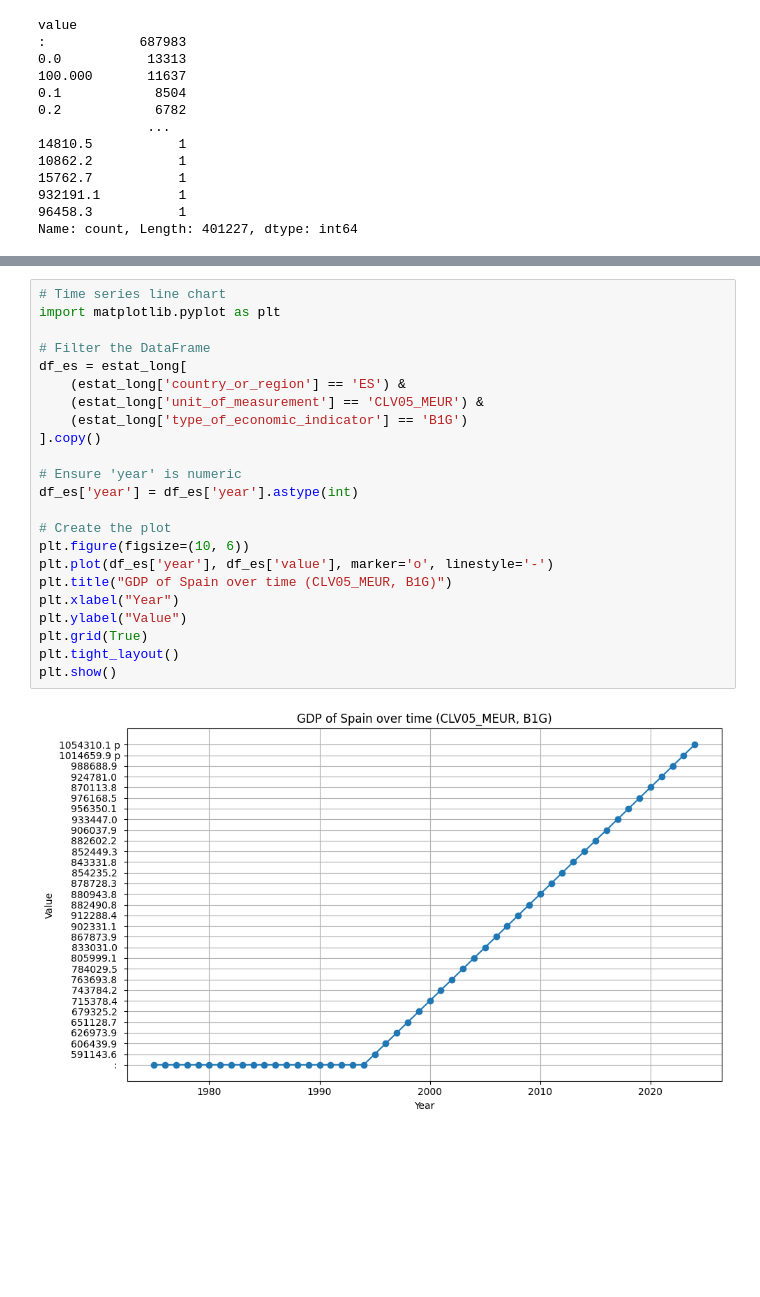
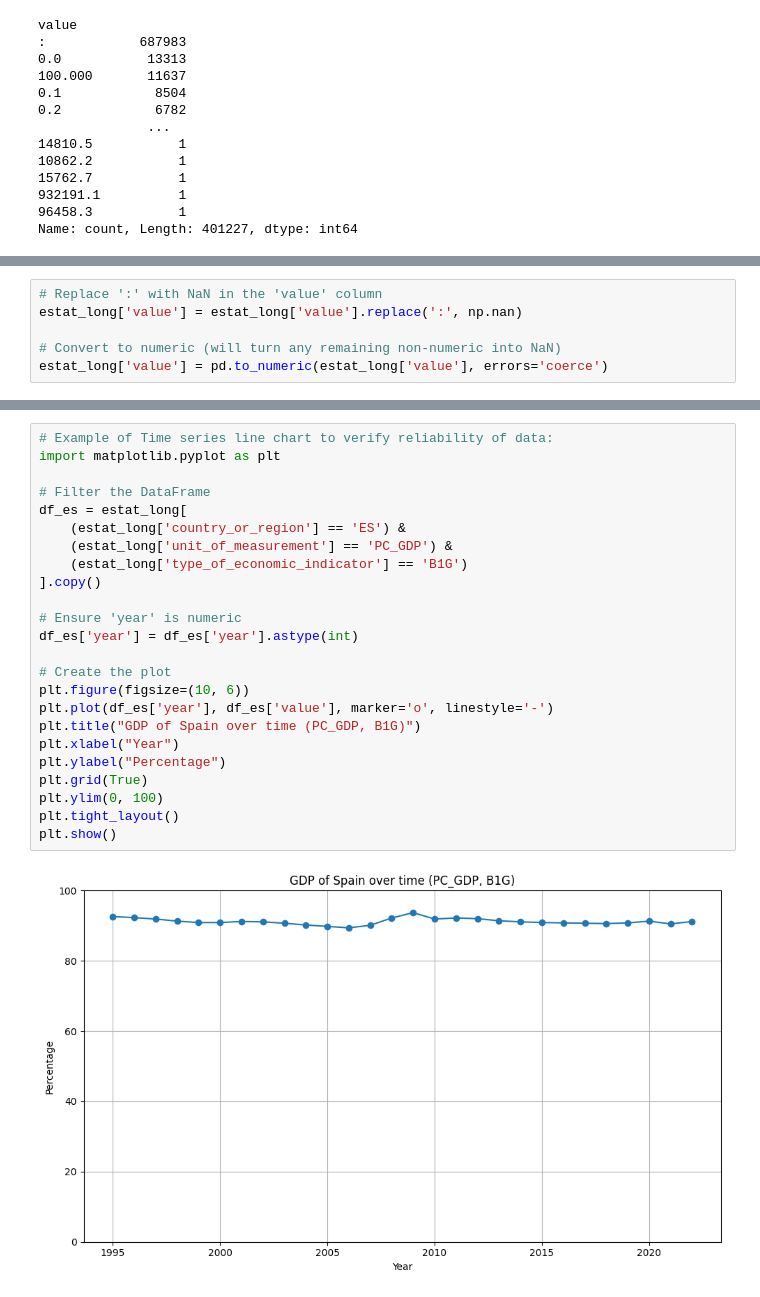
Before and after one commit to JulianPerezMoreno/Spark_data_engineer_project, a Jupyter notebook: preeliminary_data_analysis.ipynb, the cells around one changed output, grey strips where cells are left out. Drawn from its saved outputs; the diff is of its cells as text; blank space fills up the shorter version.

```diff
--- a/preeliminary_data_analysis.ipynb
+++ b/preeliminary_data_analysis.ipynb
@@ -256,0 +425,6 @@ Name: count, Length: 401227, dtype: int64
+# %%
+# Replace ':' with NaN in the 'value' column
+estat_long['value'] = estat_long['value'].replace(':', np.nan)
+
+# Convert to numeric (will turn any remaining non-numeric into NaN)
+estat_long['value'] = pd.to_numeric(estat_long['value'], errors='coerce')
@@ -257,25 +445,26 @@ Name: count, Length: 401227, dtype: int64
 # %%
-# Time series line chart
+# Example of Time series line chart to verify reliability of data:
 import matplotlib.pyplot as plt
 
 # Filter the DataFrame
 df_es = estat_long[
     (estat_long['country_or_region'] == 'ES') &
-    (estat_long['unit_of_measurement'] == 'CLV05_MEUR') &
+    (estat_long['unit_of_measurement'] == 'PC_GDP') &
     (estat_long['type_of_economic_indicator'] == 'B1G')
 ].copy()
 
 # Ensure 'year' is numeric
 df_es['year'] = df_es['year'].astype(int)
 
 # Create the plot
 plt.figure(figsize=(10, 6))
 plt.plot(df_es['year'], df_es['value'], marker='o', linestyle='-')
-plt.title("GDP of Spain over time (CLV05_MEUR, B1G)")
+plt.title("GDP of Spain over time (PC_GDP, B1G)")
 plt.xlabel("Year")
-plt.ylabel("Value")
+plt.ylabel("Percentage")
 plt.grid(True)
+plt.ylim(0, 100)
 plt.tight_layout()
 plt.show()
 # %% [output]
-[figure, old version]
+[figure, new version]
```
Also changed, not shown: parts of 11 cells of this notebook, 3 other files.
